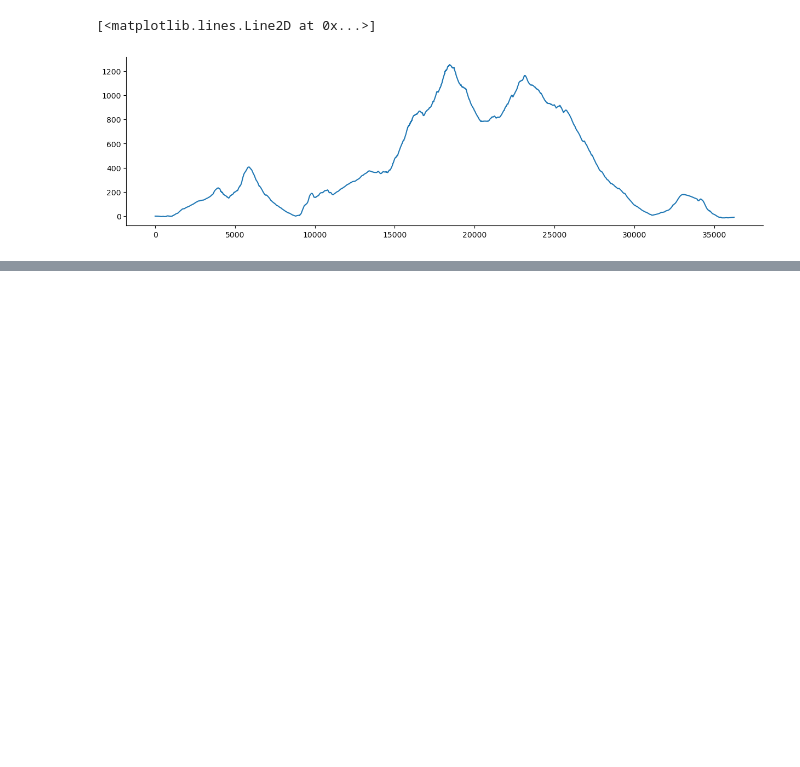
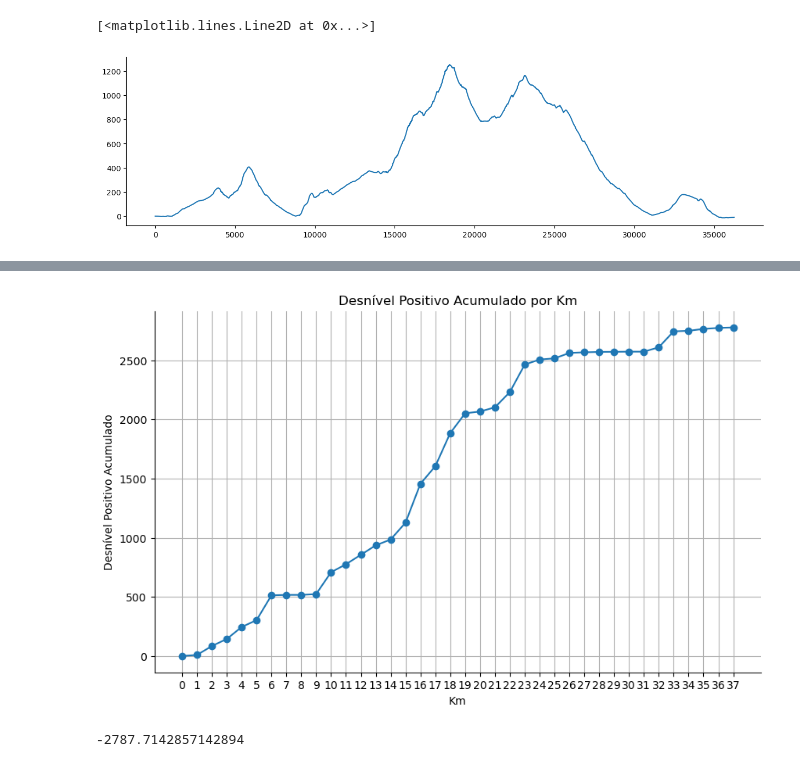
Before and after one commit to joaomts/-strava_analytics, a Jupyter notebook: gpx_strava.ipynb, the cells around one changed output, grey strips where cells are left out. Drawn from its saved outputs; the diff is of its cells as text; code cells hidden in the pictures; blank space fills up the shorter version.

```diff
--- a/gpx_strava.ipynb
+++ b/gpx_strava.ipynb
@@ -290,0 +391,4 @@ plt.plot(df_final.index, df_final['elevacao'])
+# %%
+# Calcular o 'desnivel_positivo' acumulado
+grouped_df['desnivel_positivo_acumulado'] = grouped_df['desnivel_positivo'].cumsum()
+grouped_df
@@ -290,0 +413,16 @@ plt.plot(df_final.index, df_final['elevacao'])
+# %%
+# Plotar o gráfico
+plt.figure(figsize=(10, 6))
+plt.plot(grouped_df['km_group'], grouped_df['desnivel_positivo_acumulado'], marker='o', linestyle='-')
+plt.xlabel('Km')
+plt.ylabel('Desnível Positivo Acumulado')
+plt.title('Desnível Positivo Acumulado por Km')
+plt.xticks(grouped_df['km_group'])
+plt.grid(True)
+plt.show()
+# %% [output]
+[figure, added]
+# %%
+df_final['desnivel_negativo'].sum()
+# %% [output]
+-2787.7142857142894
```
Also changed, not shown: parts of 13 cells of this notebook, 1 other file.
